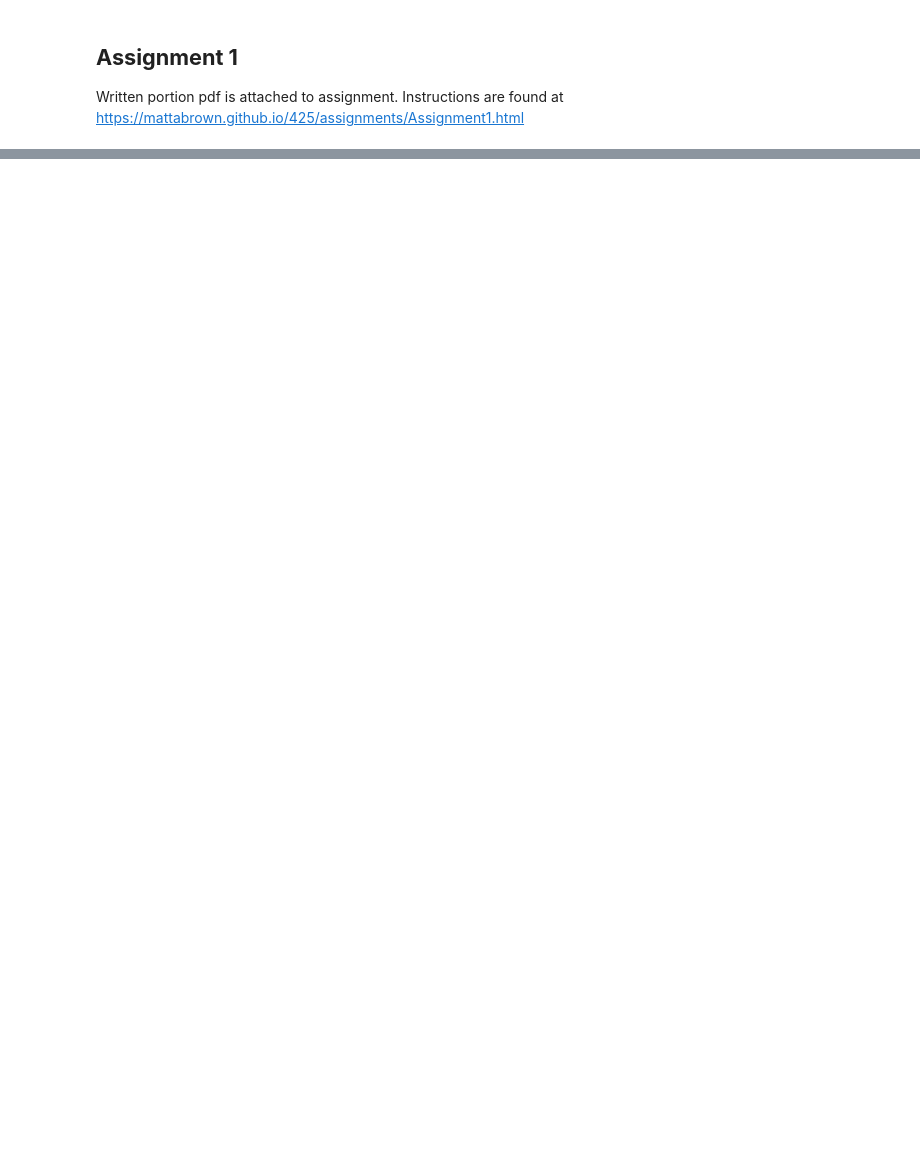
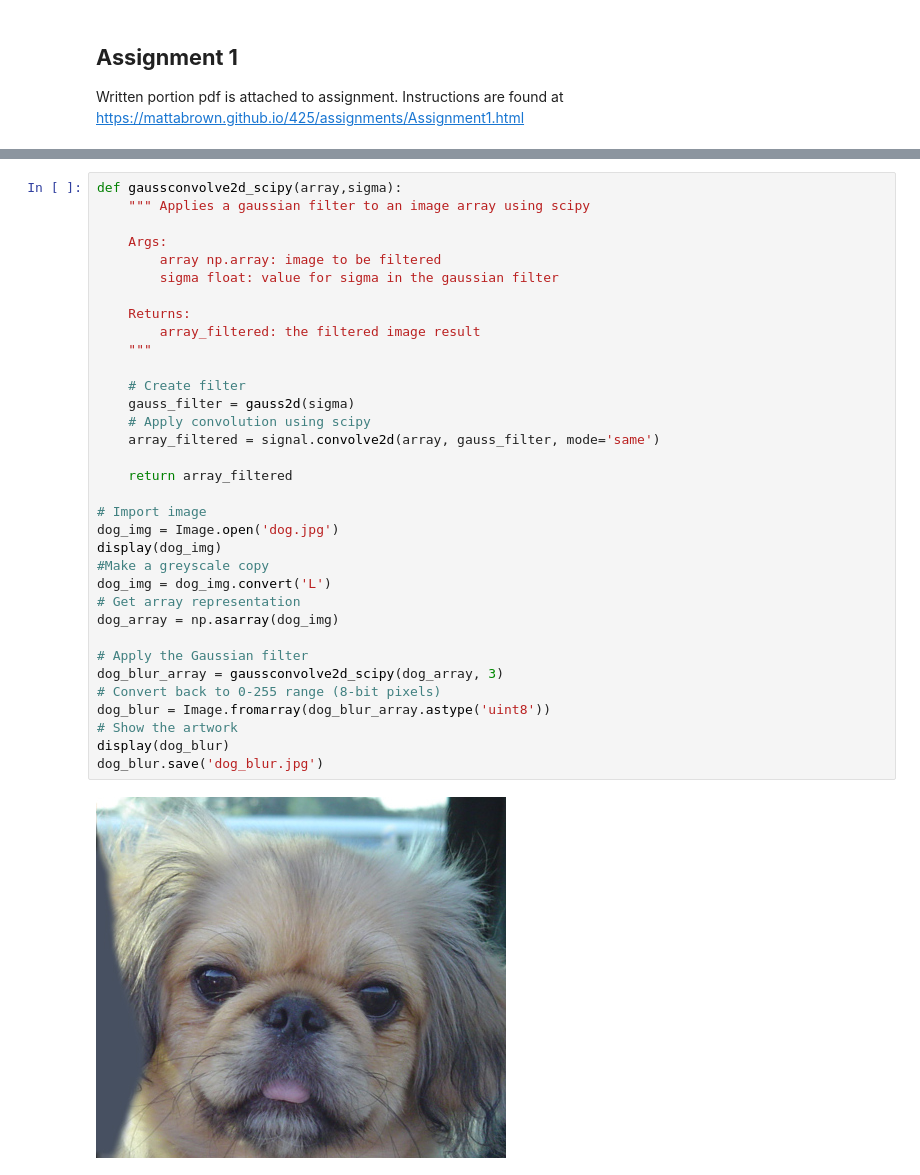
Before and after one commit to chipnbits/CPSC425, a Jupyter notebook: Assignments/A1/Assignment1.ipynb, the cells around one changed output, grey strips where cells are left out. Cells and saved outputs as stored; diff of their text form; blank space fills up the shorter version.

```diff
--- a/Assignments/A1/Assignment1.ipynb
+++ b/Assignments/A1/Assignment1.ipynb
@@ -4,0 +207,36 @@ Written portion pdf is attached to assignment. Instructions are found at https:/
+# %%
+def gaussconvolve2d_scipy(array,sigma):
+    """ Applies a gaussian filter to an image array using scipy
+
+    Args:
+        array np.array: image to be filtered
+        sigma float: value for sigma in the gaussian filter
+
+    Returns:
+        array_filtered: the filtered image result
+    """
+
+    # Create filter
+    gauss_filter = gauss2d(sigma)
+    # Apply convolution using scipy
+    array_filtered = signal.convolve2d(array, gauss_filter, mode='same')
+
+    return array_filtered
+
+# Import image
+dog_img = Image.open('dog.jpg')
+display(dog_img)
+#Make a greyscale copy
+dog_img = dog_img.convert('L')
+# Get array representation
+dog_array = np.asarray(dog_img)
+
+# Apply the Gaussian filter
+dog_blur_array = gaussconvolve2d_scipy(dog_array, 3)
+# Convert back to 0-255 range (8-bit pixels)
+dog_blur = Image.fromarray(dog_blur_array.astype('uint8'))
+# Show the artwork
+display(dog_blur)
+dog_blur.save('dog_blur.jpg')
+# %% [output]
+[figure, added]
```
Also changed, not shown: parts of 16 cells of this notebook, 34 other files.
